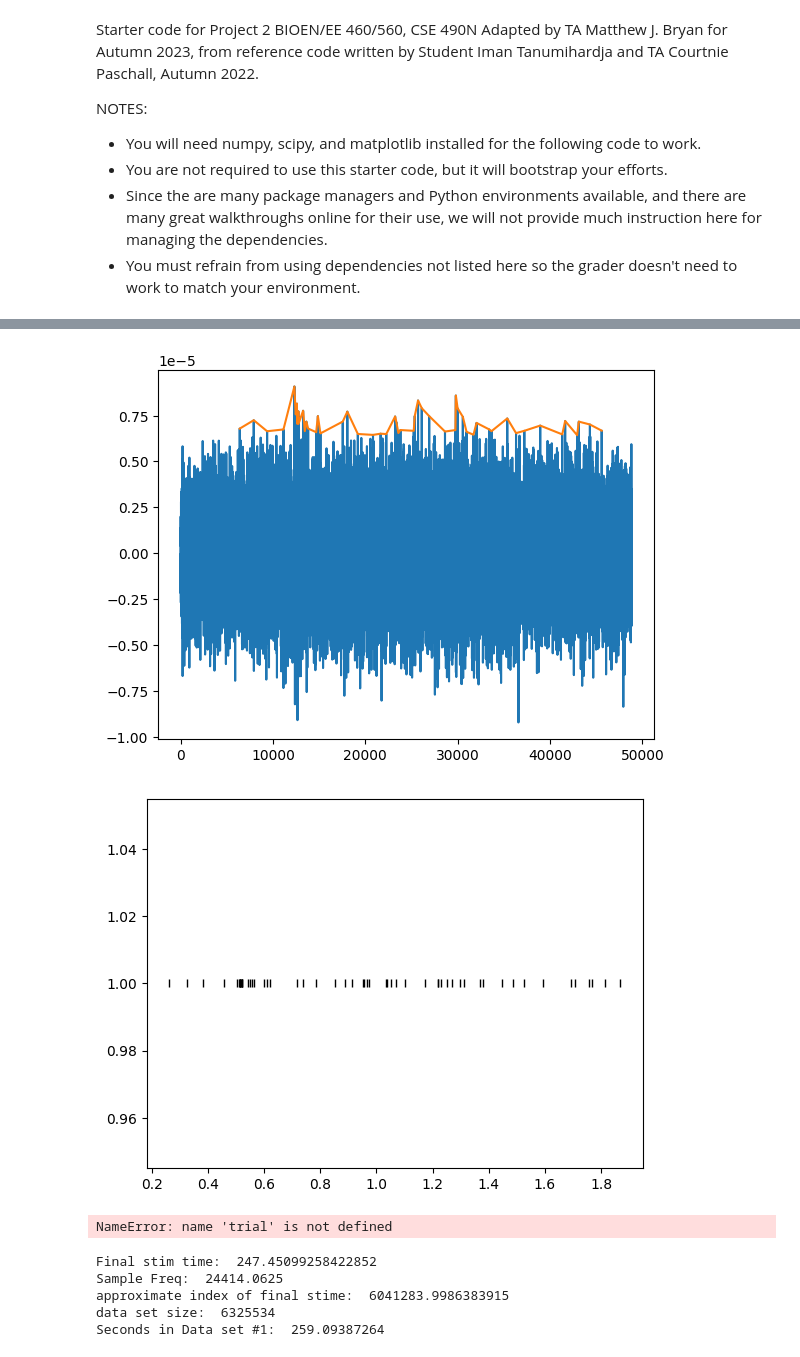
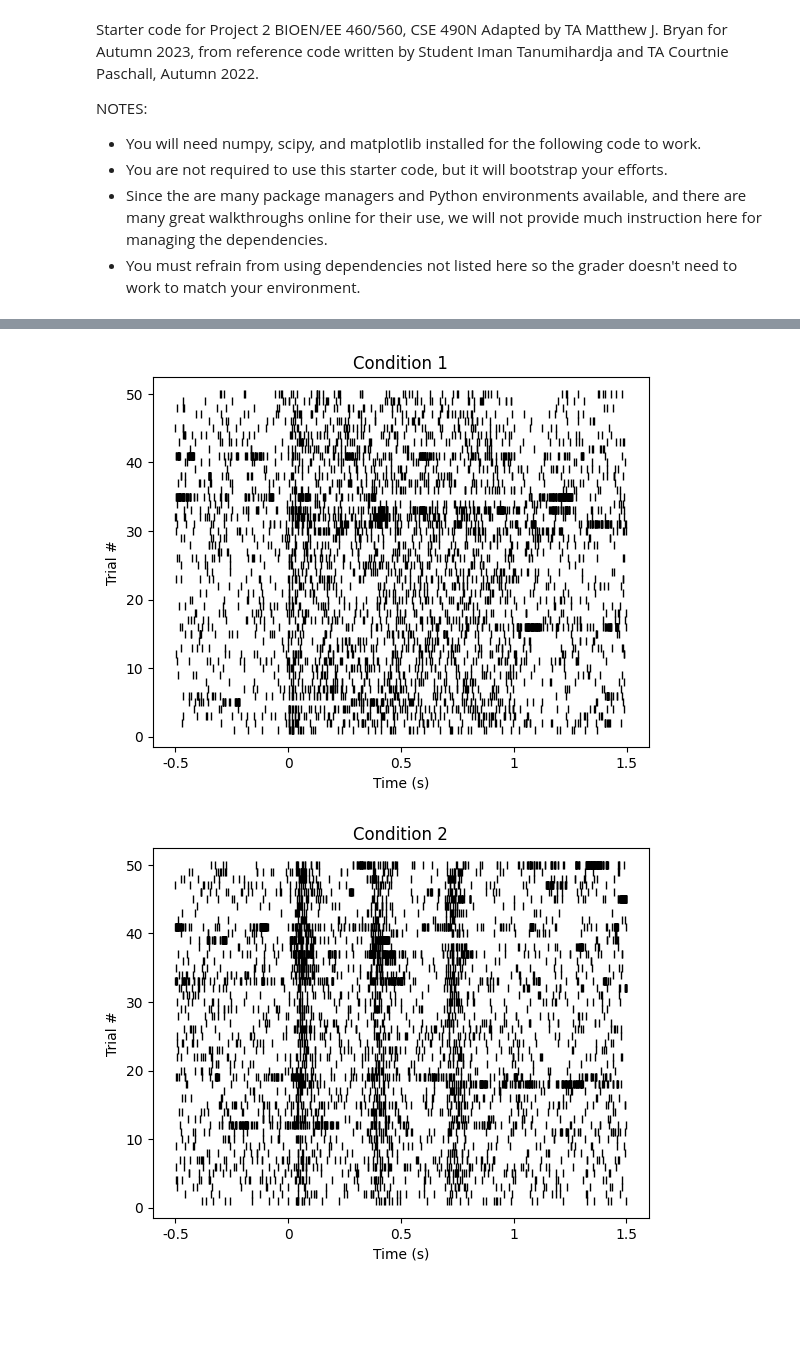
Before and after one commit to brownj47/ecog_signal_processing, a Jupyter notebook: process_signal.ipynb, the cells around one changed output, grey strips where cells are left out. Cells and saved outputs as stored; diff of their text form; code cells hidden in the pictures; blank space fills up the shorter version.

```diff
--- a/process_signal.ipynb
+++ b/process_signal.ipynb
@@ -172,43 +153,17 @@ print(trials[0],"\n" ,trials[1])
-# %%
-peaks = trials[0]["spike_indices"]
-trial_start = trials[0]["ecog_index_window"][0]
-trial_end = trials[0]["ecog_index_window"][1]
-plt.figure()
-
-plt.plot(data_pattern_1_filtered[trial_start:trial_end])
-plt.plot(peaks, data_pattern_1_filtered[peaks + trial_start])
-
-# plt.vlines(peaks, -1, 1, colors="g")
-plt.figure()
-plt.plot(trials[0]["spike_times"],np.ones(len(trials[0]["spike_times"])),  'k|')
-# for trial in trials:  # for each trial
-
-#     # spike_t = spikes[iT][0] - stim_on[iT]  # get spike times in a trial, relative to stimulus onset
-
-#     # Plot each spike as a | at a given time along the same row
-#     plt.plot(spike_t, np.ones(len(spike_t)) * (trial + 1), 'k|')  # 'k|' for black vertical lines
-
-# plt.xlim([-0.5, 1.5])  # Limit the x-axis
-# plt.xlabel("Time")
-# plt.ylabel("Trial #")
-# plt.title("Raster plot")
-plt.show()
-# %% [output]
-[figure, removed]
-[figure, removed]
-# %%
-print(peaks, np.ones(len(peaks)) * (trial + 1), 'k|')
-# %% [output]
-NameError: name 'trial' is not defined
-# %%
-print("Final stim time: ", STIM_TIMES[0][-1][0])
-print("Sample Freq: ", SAMPLE_FREQUENCY)
-print("approximate index of final stime: ", SAMPLE_FREQUENCY * (STIM_TIMES[0][-1][0]))
-print("data set size: ", len(ECOG_DATA[0]))
-print("Seconds in Data set #1: ", len(ECOG_DATA[0]) / SAMPLE_FREQUENCY)
-# %% [output]
-Final stim time:  247.45099258422852
-Sample Freq:  24414.0625
-approximate index of final stime:  6041283.9986383915
-data set size:  6325534
-Seconds in Data set #1:  259.09387264
+# %%
+trials_condition_1 = trial_runner(
+    filtered_data_condition_1, STIM_TIMES[0], threshold_condition_1
+)
+trials_condition_2 = trial_runner(
+    filtered_data_condition_2, STIM_TIMES[1], threshold_condition_2
+)
+trials_condition_3 = trial_runner(
+    filtered_data_condition_3, STIM_TIMES[2], threshold_condition_3
+)
+
+create_raster_plot(trials_condition_1, 1)
+create_raster_plot(trials_condition_2, 2)
+create_raster_plot(trials_condition_3, 3)
+# %% [output]
+[figure, added]
+[figure, added]
```
Also changed, not shown: parts of 8 cells of this notebook.
